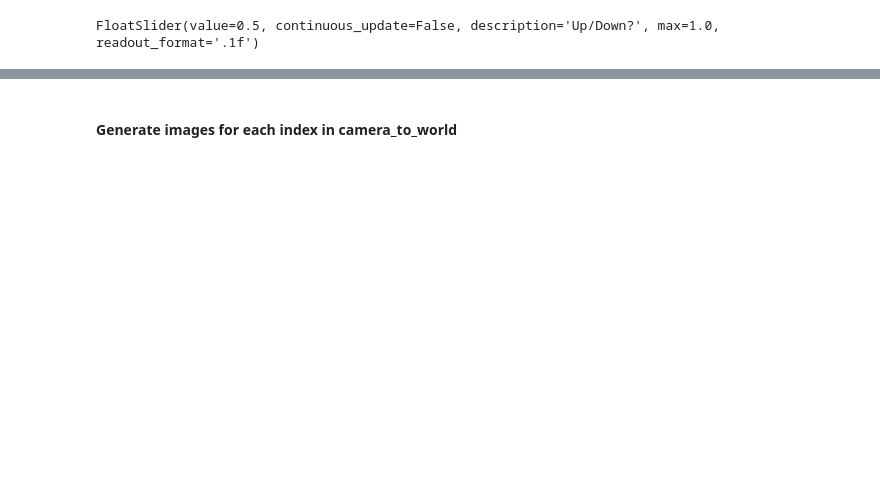
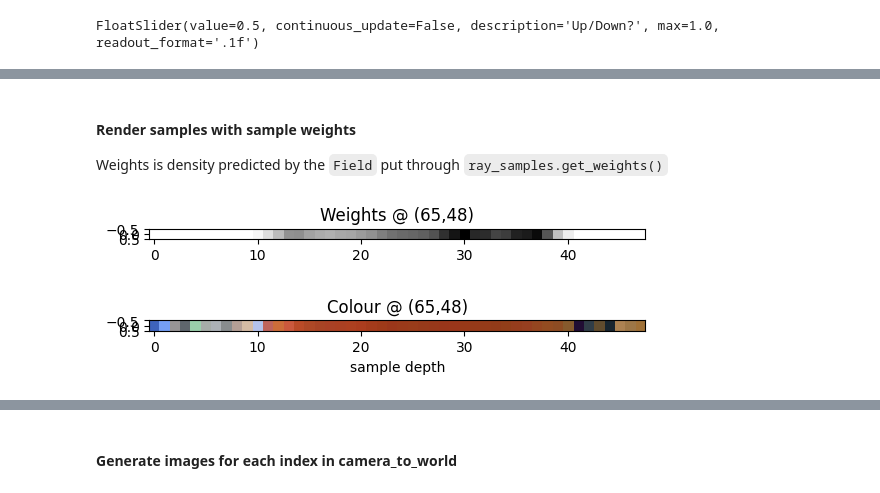
Before and after one commit to misza222/nerfstudio, a Jupyter notebook: colab/GenerateNovelViews.ipynb, the cells around one changed output, grey strips where cells are left out. Drawn from its saved outputs; the diff is of its cells as text; code cells hidden in the pictures; blank space fills up the shorter version.

```diff
--- a/colab/GenerateNovelViews.ipynb
+++ b/colab/GenerateNovelViews.ipynb
@@ -117,0 +174,24 @@ Creating trajectory images
+# %% [markdown]
+#### Render samples with sample weights
+
+Weights is density predicted by the `Field` put through `ray_samples.get_weights()`
+# %%
+def show_samples_at(h, w):
+    plt.imshow(
+        (raws['samples_weights'][h, w])[None,] /
+        raws['samples_weights'][h, w].sum()
+    ,cmap='Greys')
+    plt.title(f'Weights @ ({h},{w})')
+    plt.show()
+    plt.imshow(
+        (raws['samples_rgb'][h,w]*255).int()[None,]
+    )
+    plt.title(f'Colour @ ({h},{w})')
+    plt.xlabel('sample depth')
+    plt.show()
+# %%
+# red patch on a poster
+show_samples_at(65, 48)
+# %% [output]
+[figure, added]
+[figure, added]
```
Also changed, not shown: parts of 19 cells of this notebook, 3 other files.
